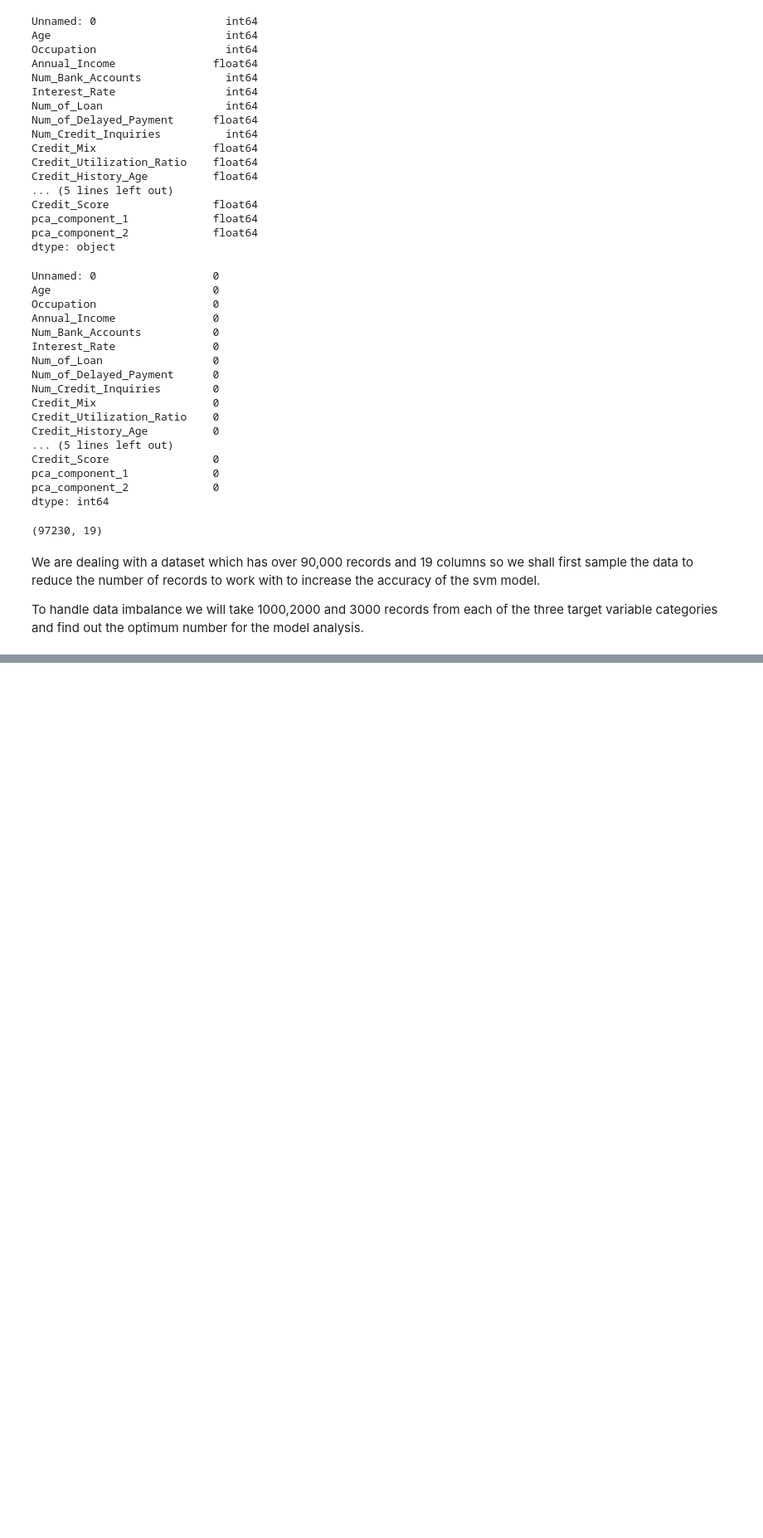
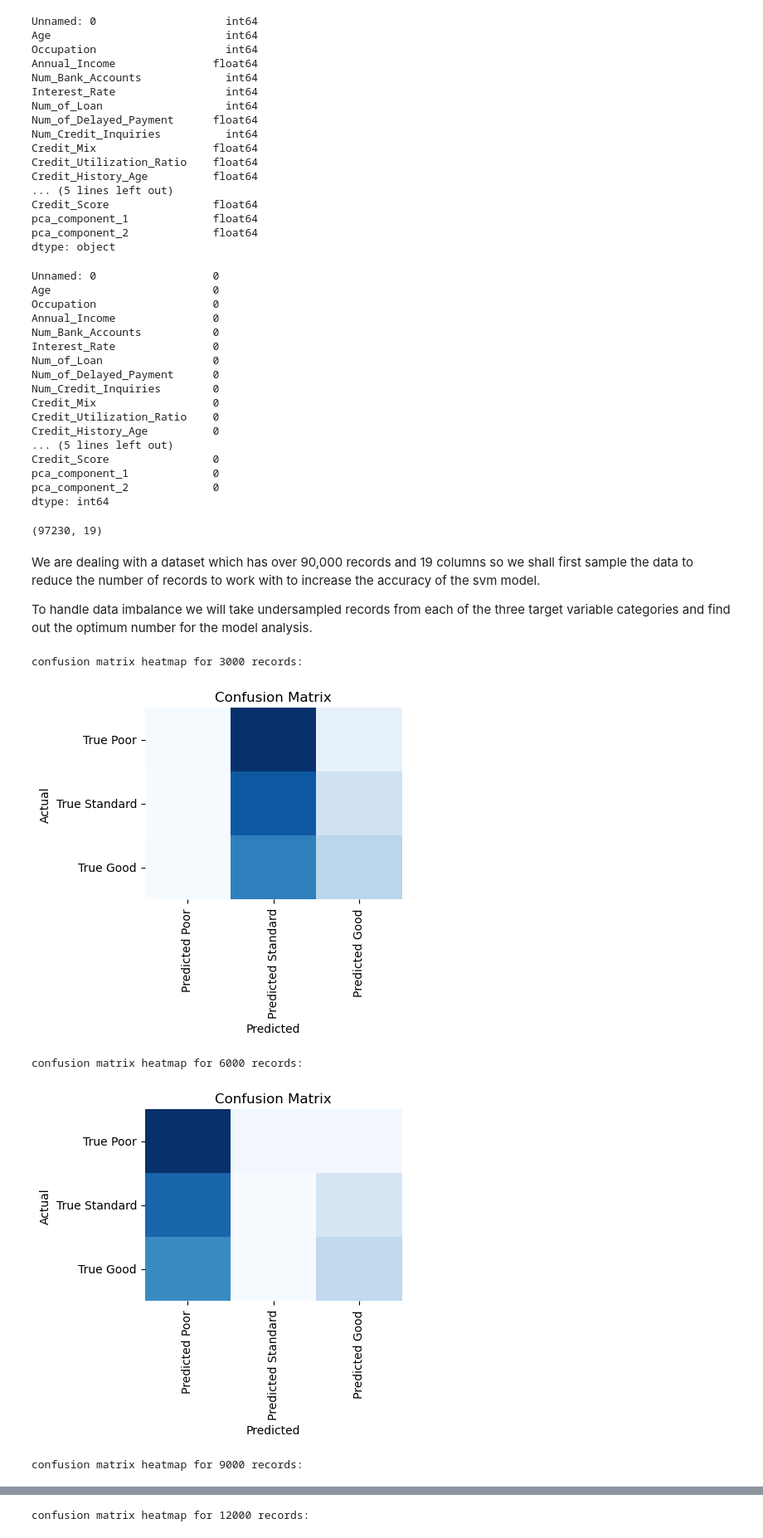
Before and after one commit to SaitejSamudrala/Credit-Score-Classification, a Jupyter notebook: models/SVM.ipynb, the cells around one changed output, grey strips where cells are left out. Shown: that part at 83% size. Saved outputs shown, nothing was run; the diff lists cells and outputs as text; code cells hidden in the pictures; blank space fills up the shorter version.

```diff
--- a/models/SVM.ipynb
+++ b/models/SVM.ipynb
@@ -70,9 +71,70 @@ validation_set = svmdf.sample(replace=False,n=10000,random_state=42)
 # %% [markdown]
 We are dealing with a dataset which has over 90,000 records and 19 columns so we shall first sample the data to reduce the number of records to work with to increase the accuracy of the svm model.
 
-To handle data imbalance we will take 1000,2000 and 3000 records from each of the three target variable categories and find out the optimum number for the model analysis.
+To handle data imbalance we will take undersampled records from each of the three target variable categories and find out the optimum number for the model analysis.
 # %%
 from sklearn.model_selection import train_test_split
 from sklearn.svm import SVC
 from sklearn.metrics import confusion_matrix
 from sklearn.metrics import precision_score, recall_score,f1_score,accuracy_score
+# %%
+def confusion_matrix_display(actual,predicted,n):
+    conf_matrix =confusion_matrix(actual, predicted)
+    print(f"confusion matrix heatmap for {n} records:")
+    plt.figure(figsize=(4, 3))
+    sns.heatmap(conf_matrix, fmt='d', cmap='Blues', cbar=False,
+            xticklabels=['Predicted Poor', 'Predicted Standard','Predicted Good'],
+            yticklabels=['True Poor', 'True Standard','True Good'])
+    plt.xlabel('Predicted')
+    plt.ylabel('Actual')
+    plt.title('Confusion Matrix')
+    plt.show()
+# %%
+data = []
+init_accuracy = 0
+hmm = [[]]
+def svm_accuracy(n=[1000,2000,3000,4000,5000],svmdf = svmdf,hmm = hmm):
+    for i in n:
+        df0 = svmdf[svmdf['Credit_Score']==0]
+        df1 = svmdf[svmdf['Credit_Score']==1]
+        df2 = svmdf[svmdf['Credit_Score']==2]
+
+
+        #resampling the data to make SVM more efficient
+        df0 = df0.sample(replace = False,n =i,random_state=42)
+        df1 = df1.sample(replace = False,n = i,random_state=42)
+        df2 = df2.sample(replace = False,n = i,random_state=42)
+        final_df = pd.concat([df0,df1,df2])
+
+        X = final_df.drop(columns=['Credit_Score','Amount_invested_monthly'],axis=1)
+        y = final_df['Credit_Score']
+
+
+        X_train,X_test,y_train,y_test = train_test_split(X,y,test_size=0.25,random_state=42)
+
+
+        clf_svm = SVC(random_state=42)
+        clf_svm.fit(X_train,y_train)
+
+        y_pred = clf_svm.predict(X_test)
+        accuracy = accuracy_score(y_test, y_pred)
+        precision = precision_score(y_test,y_pred,average = 'weighted')
+        f1 = f1_score(y_test,y_pred,average = 'weighted')
+        recall = recall_score(y_test,y_pred,average = 'weighted')
+
+        confusion_matrix_display(y_test,y_pred,i*3)
+
+
+
+        indexx = i*3
+        l1 = [indexx,accuracy,precision,f1,recall]
+        data.append(l1)
+
+
+svm_accuracy()
+# %% [output]
+confusion matrix heatmap for 3000 records:
+[figure, added]
+confusion matrix heatmap for 6000 records:
+[figure, added]
+confusion matrix heatmap for 9000 records:
@@ -78,0 +142 @@ from sklearn.metrics import precision_score, recall_score,f1_score,accuracy_scor
+confusion matrix heatmap for 12000 records:
```
Also changed, not shown: parts of 11 cells of this notebook.
